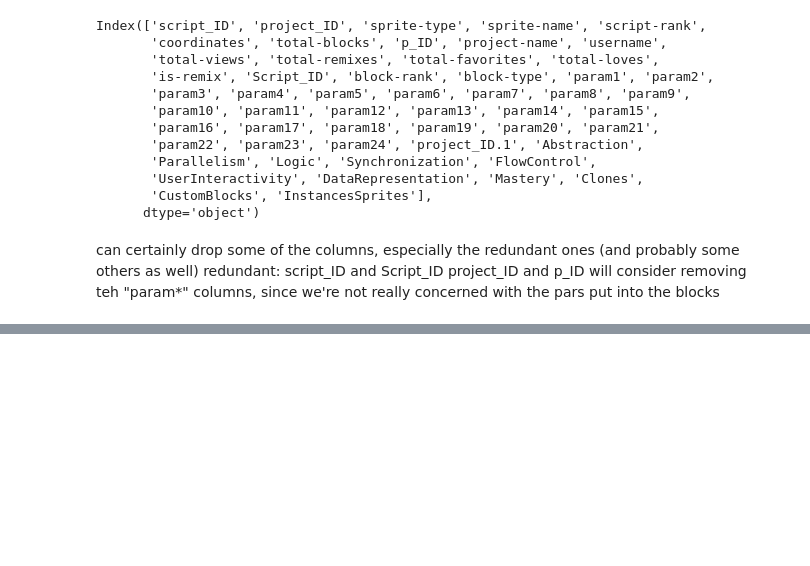
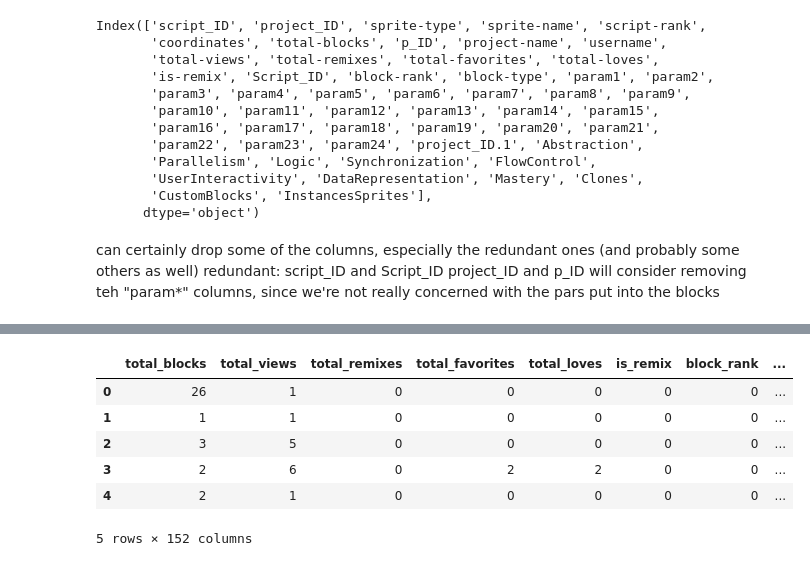
Before and after one commit to mattjohndavidson/scratch_analysis, a Jupyter notebook: codebase/Untitled.ipynb, the cells around one changed output, grey strips where cells are left out. Saved outputs shown, nothing was run; the diff lists cells and outputs as text; code cells hidden in the pictures; blank space fills up the shorter version.

```diff
--- a/codebase/Untitled.ipynb
+++ b/codebase/Untitled.ipynb
@@ -34,7 +59,13 @@ will consider removing teh "param*" columns, since we're not really concerned wi
 # %%
-dat_train = pd.read_csv('data/project_db_1000.csv',low_memory=False)
-dat_train = clean(dat)
-dat_predict = pd.read_csv('data/project_db_500.csv',low_memory=False)
-dat_predict = clean(dat)
-
-dat_train = pd.get_dummies(dat_train)
+#dat_train = pd.read_csv('data/project_db_1000.csv',low_memory=False)
+#dat_train = clean(dat)
+dat_train = merged.drop(columns=['project_ID','script_ID','project_name'])
+dat_train.head()
+# %% [output]
+|  | total_blocks | total_views | total_remixes | total_favorites | total_loves | is_remix | block_rank | ... |
+| 0 | 26 | 1 | 0 | 0 | 0 | 0 | 0 | ... |
+| 1 | 1 | 1 | 0 | 0 | 0 | 0 | 0 | ... |
+| 2 | 3 | 5 | 0 | 0 | 0 | 0 | 0 | ... |
+| 3 | 2 | 6 | 0 | 2 | 2 | 0 | 0 | ... |
+| 4 | 2 | 1 | 0 | 0 | 0 | 0 | 0 | ... |
+5 rows × 152 columns
```
Also changed, not shown: parts of 14 cells of this notebook.
